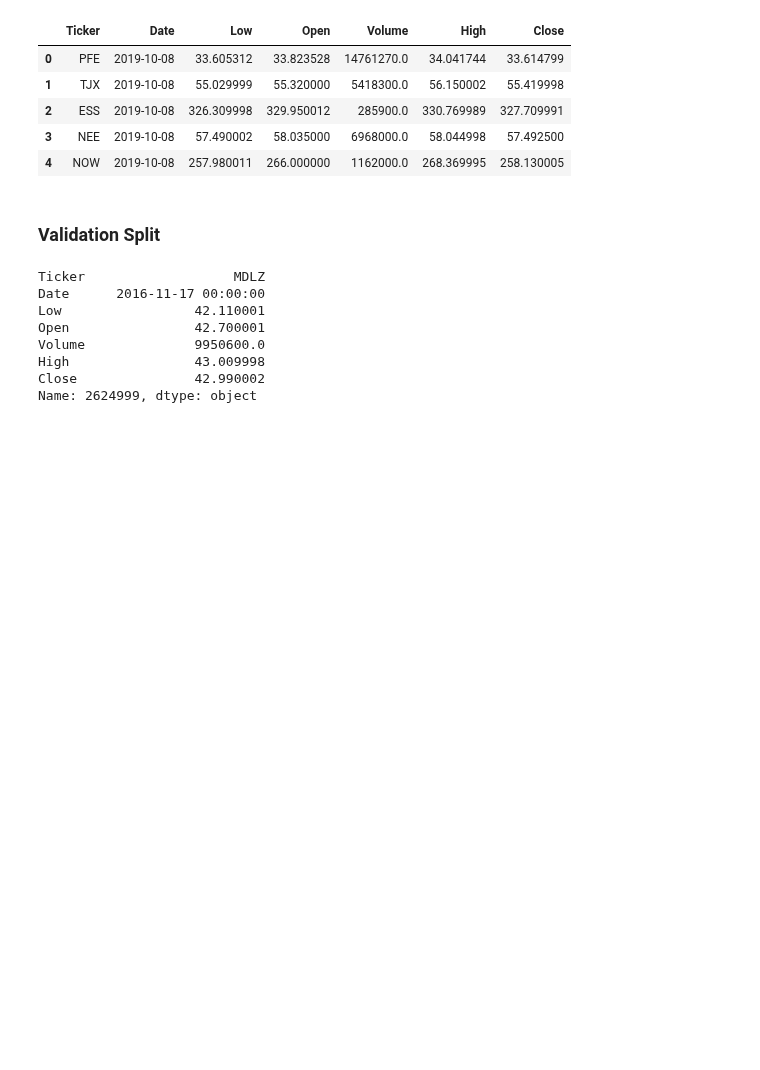
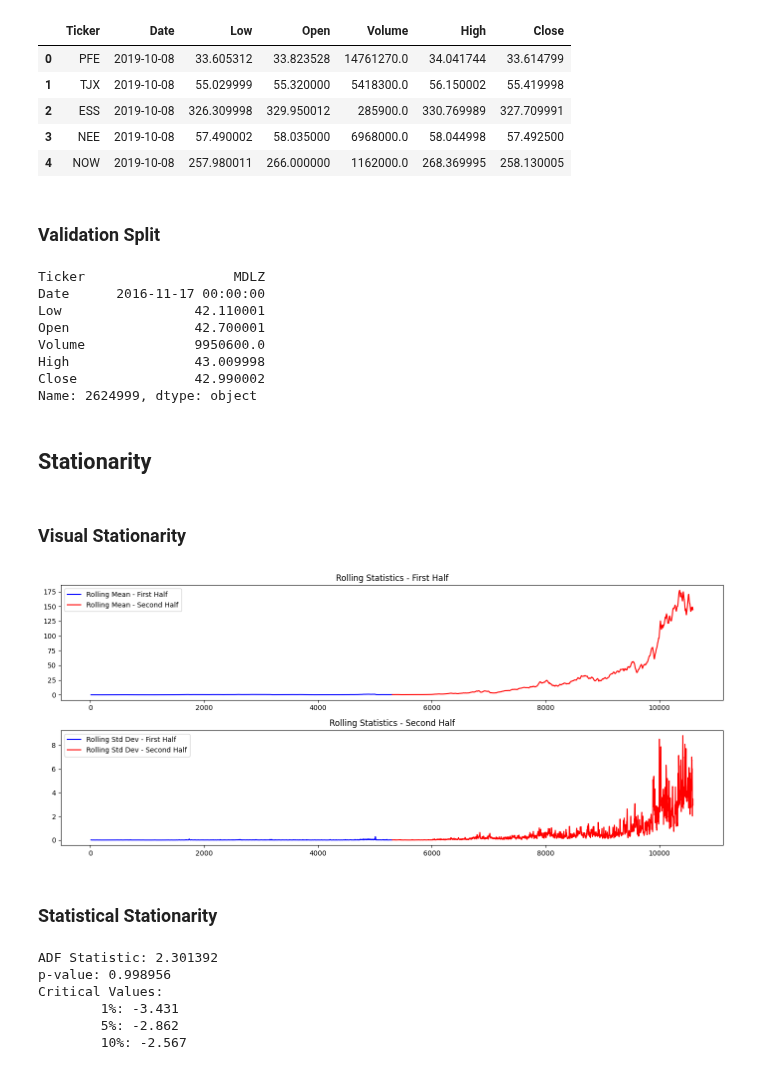
Before and after one commit to nicola-cecere/Stock_Market_TS_Prediction, a Jupyter notebook: dataAnalysis.ipynb, the cells around one changed output. Drawn from its saved outputs; the diff is of its cells as text; code cells hidden in the pictures; blank space fills up the shorter version.

Commit message:
Added Stationarity analysis
Need to fix the way with which we make the time series stationary

```diff
--- a/dataAnalysis.ipynb
+++ b/dataAnalysis.ipynb
@@ -358,3 +359,5 @@ Volume              9950600.0
 High                43.009998
 Close               42.990002
 Name: 2624999, dtype: object
+# %% [markdown]
+## Stationarity
@@ -360,0 +367,43 @@ Name: 2624999, dtype: object
+# %%
+df = pd.read_csv("data/sp500/csv/AAPL.csv")
+df['Date'] = pd.to_datetime(df['Date'], format='%d-%m-%Y')
+df = df.sort_values(by='Date')
+# %% [markdown]
+### Visual Stationarity
+# %%
+# Assuming df is your DataFrame and 'Close' is the column of interest
+half = int(len(df) / 2)
+first_half = df['Close'].iloc[:half]
+second_half = df['Close'].iloc[half:]
+
+# Calculate rolling statistics
+window_size = 12  # This is an arbitrary value; you might need to adjust it
+first_half_rolling_mean = first_half.rolling(window=window_size).mean()
+first_half_rolling_std = first_half.rolling(window=window_size).std()
+
+second_half_rolling_mean = second_half.rolling(window=window_size).mean()
+second_half_rolling_std = second_half.rolling(window=window_size).std()
+# %%
+import matplotlib.pyplot as plt
+
+# Plot Rolling Statistics for the First Half
+plt.figure(figsize=(14, 6))
+plt.subplot(2, 1, 1)
+plt.plot(first_half_rolling_mean, label='Rolling Mean - First Half', color='blue')
+plt.plot(second_half_rolling_mean, label='Rolling Mean - Second Half', color='red')
+plt.title('Rolling Statistics - First Half')
+plt.legend()
+
+# Plot Rolling Statistics for the Second Half
+plt.subplot(2, 1, 2)
+plt.plot(first_half_rolling_std, label='Rolling Std Dev - First Half', color='blue')
+plt.plot(second_half_rolling_std, label='Rolling Std Dev - Second Half', color='red')
+plt.title('Rolling Statistics - Second Half')
+plt.legend()
+
+plt.tight_layout()
+plt.show()
+# %% [output]
+[figure, added]
+# %% [markdown]
+### Statistical Stationarity
@@ -360,0 +412,14 @@ Name: 2624999, dtype: object
+# %%
+result = adfuller(close_prices.dropna())  # Drop NA values if present
+print('ADF Statistic: %f' % result[0])
+print('p-value: %f' % result[1])
+print('Critical Values:')
+for key, value in result[4].items():
+    print('\t%s: %.3f' % (key, value))
+# %% [output]
+ADF Statistic: 2.301392
+p-value: 0.998956
+Critical Values:
+        1%: -3.431
+        5%: -2.862
+        10%: -2.567
```
Also changed, not shown: parts of 17 cells of this notebook.
